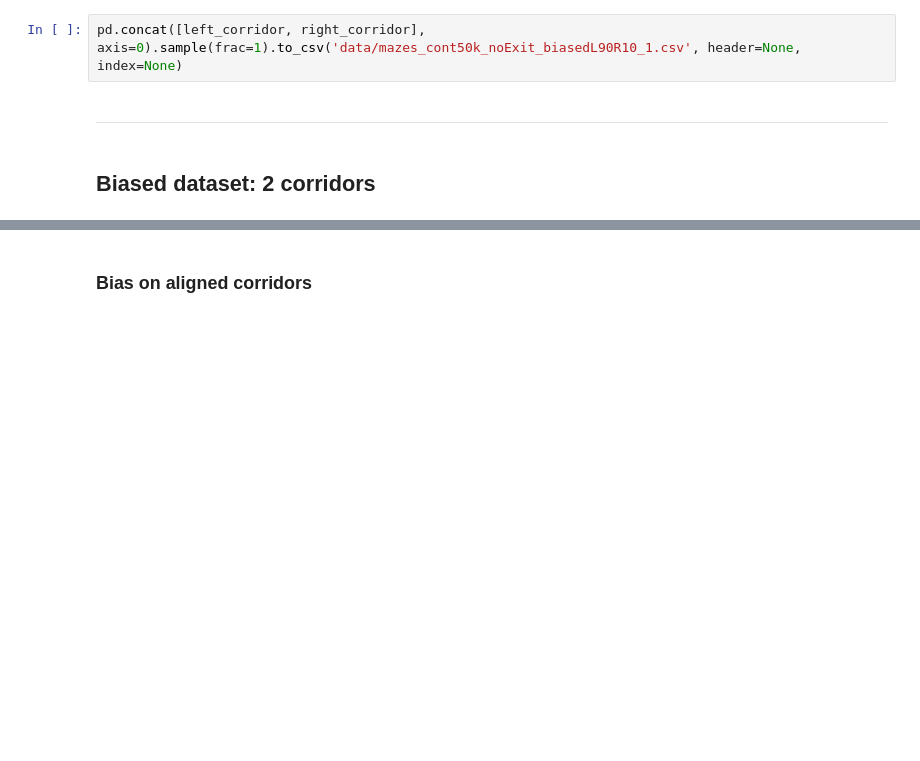
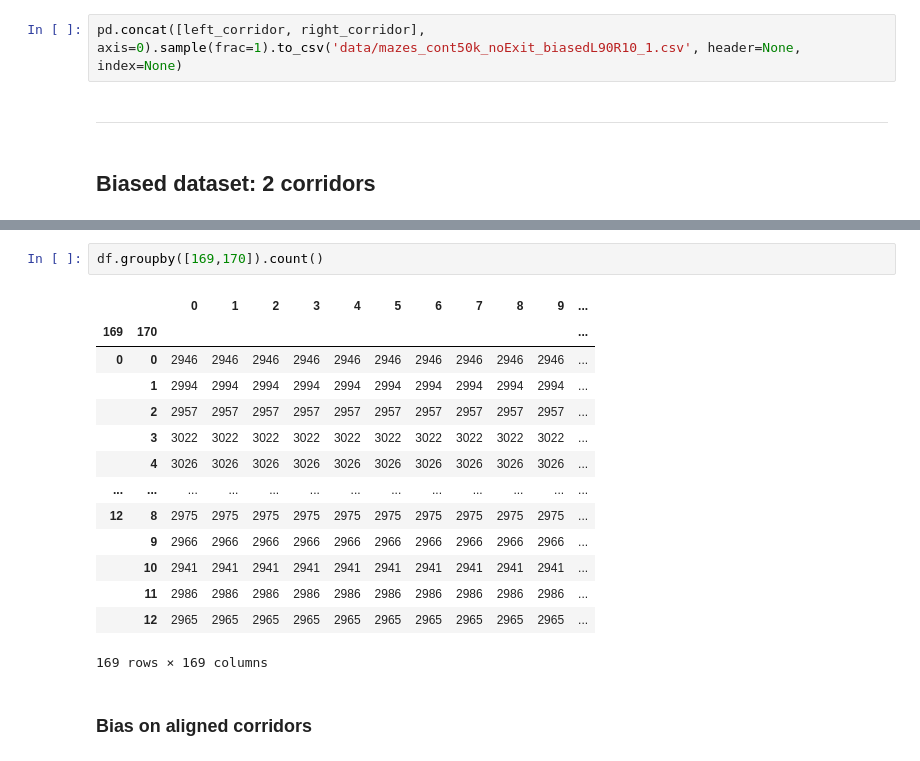
Before and after one commit to damat-le/geom_eff_codes, a Jupyter notebook: _data_manipulation.ipynb, the cells around one changed output, grey strips where cells are left out. Drawn from its saved outputs; the diff is of its cells as text; blank space fills up the shorter version.

```diff
--- a/_data_manipulation.ipynb
+++ b/_data_manipulation.ipynb
@@ -110,2 +106,19 @@ df
+# %%
+df.groupby([169,170]).count()
+# %% [output]
+|  |  | 0 | 1 | 2 | 3 | 4 | 5 | 6 | 7 | 8 | 9 | ... |
+| 169 | 170 |  |  |  |  |  |  |  |  |  |  | ... |
+| 0 | 0 | 2946 | 2946 | 2946 | 2946 | 2946 | 2946 | 2946 | 2946 | 2946 | 2946 | ... |
+|  | 1 | 2994 | 2994 | 2994 | 2994 | 2994 | 2994 | 2994 | 2994 | 2994 | 2994 | ... |
+|  | 2 | 2957 | 2957 | 2957 | 2957 | 2957 | 2957 | 2957 | 2957 | 2957 | 2957 | ... |
+|  | 3 | 3022 | 3022 | 3022 | 3022 | 3022 | 3022 | 3022 | 3022 | 3022 | 3022 | ... |
+|  | 4 | 3026 | 3026 | 3026 | 3026 | 3026 | 3026 | 3026 | 3026 | 3026 | 3026 | ... |
+| ... | ... | ... | ... | ... | ... | ... | ... | ... | ... | ... | ... | ... |
+| 12 | 8 | 2975 | 2975 | 2975 | 2975 | 2975 | 2975 | 2975 | 2975 | 2975 | 2975 | ... |
+|  | 9 | 2966 | 2966 | 2966 | 2966 | 2966 | 2966 | 2966 | 2966 | 2966 | 2966 | ... |
+|  | 10 | 2941 | 2941 | 2941 | 2941 | 2941 | 2941 | 2941 | 2941 | 2941 | 2941 | ... |
+|  | 11 | 2986 | 2986 | 2986 | 2986 | 2986 | 2986 | 2986 | 2986 | 2986 | 2986 | ... |
+|  | 12 | 2965 | 2965 | 2965 | 2965 | 2965 | 2965 | 2965 | 2965 | 2965 | 2965 | ... |
+169 rows × 169 columns
 # %% [markdown]
 ### Bias on aligned corridors
```
Also changed, not shown: parts of 12 cells of this notebook, 6 other files.
